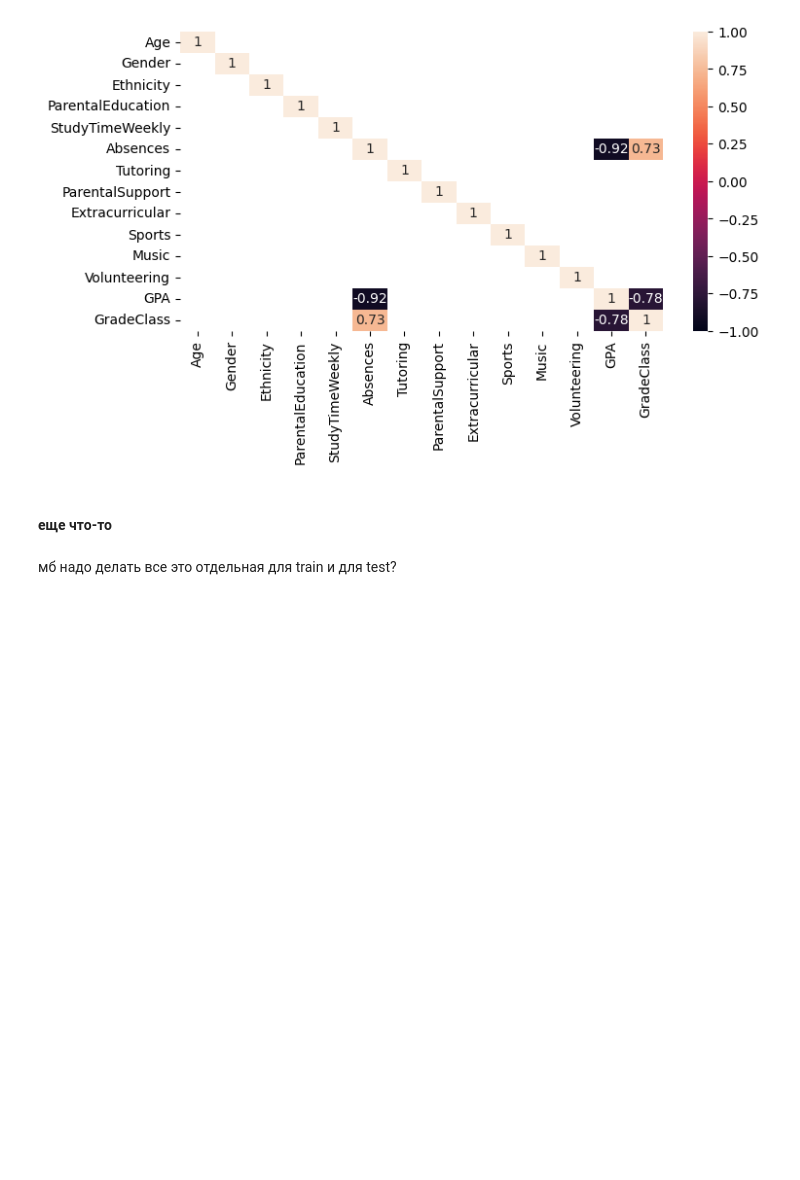
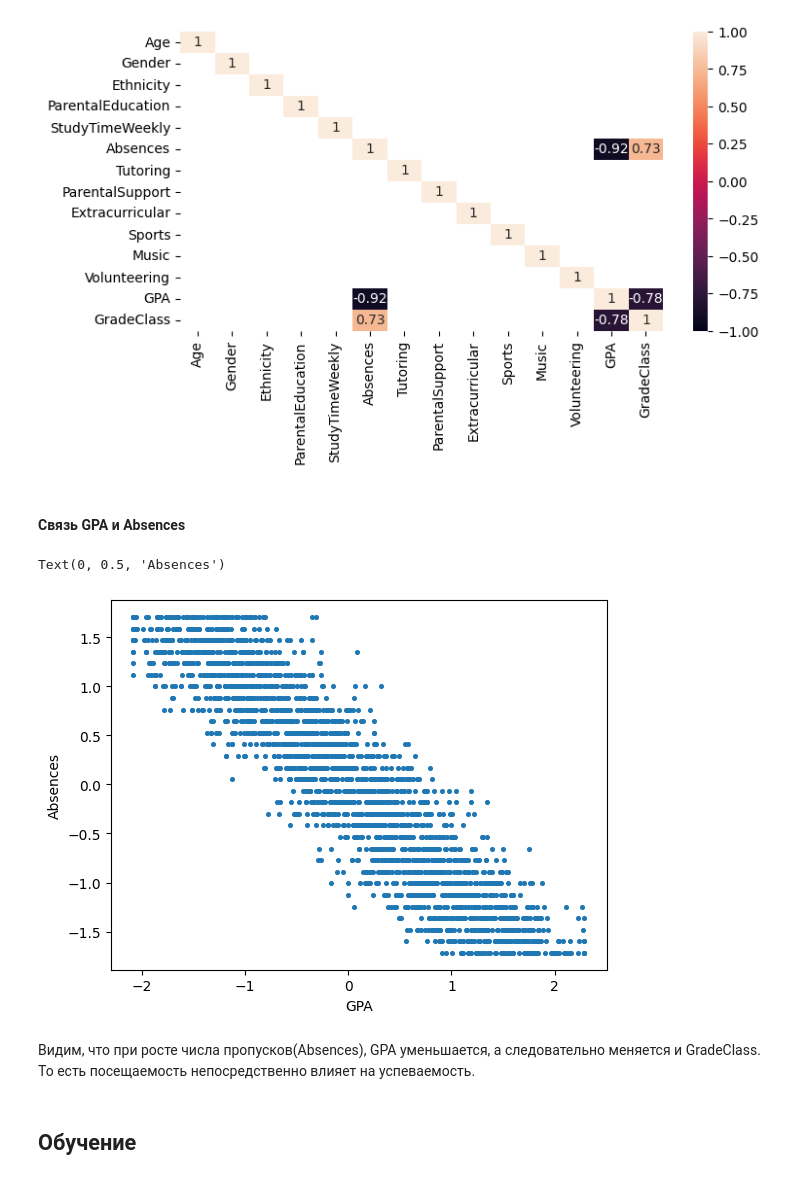
Before and after one commit to Tsygaika/Students-Performance, a Jupyter notebook: Students Performance.ipynb, the cells around one changed output. Saved outputs shown, nothing was run; the diff lists cells and outputs as text; code cells hidden in the pictures; blank space fills up the shorter version.

```diff
--- a/Students Performance.ipynb
+++ b/Students Performance.ipynb
@@ -97,6 +153,15 @@ sns.heatmap(corr, vmax=1, mask = mask, vmin=-1, annot=True)
 <Axes: >
 [figure]
 # %% [markdown]
-#### еще что-то
+#### Связь GPA и Absences
-# %% [markdown]
-мб надо делать все это отдельная для train и для test?
+# %%
+plt.scatter(df_std['GPA'], df_std['Absences'], s = 7)
+plt.xlabel("GPA")
+plt.ylabel("Absences")
+# %% [output]
+Text(0, 0.5, 'Absences')
+[figure, added]
+# %% [markdown]
+Видим, что при росте числа пропусков(Absences), GPA уменьшается, а следовательно меняется и GradeClass. То есть посещаемость непосредственно влияет на успеваемость.
+# %% [markdown]
+## Обучение
```
Also changed, not shown: parts of 12 cells of this notebook.
